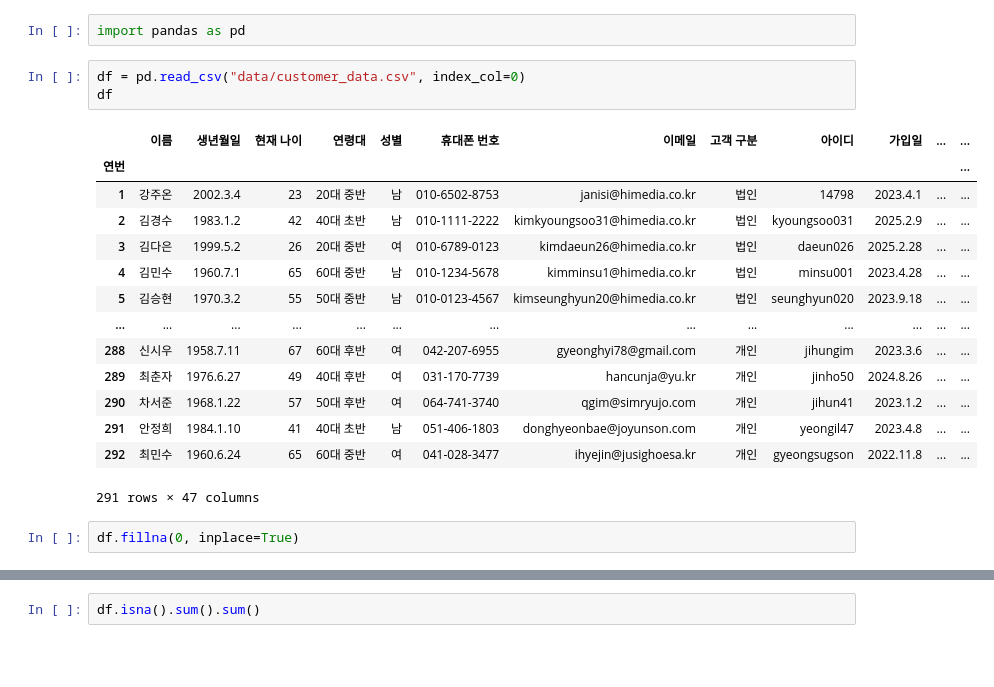
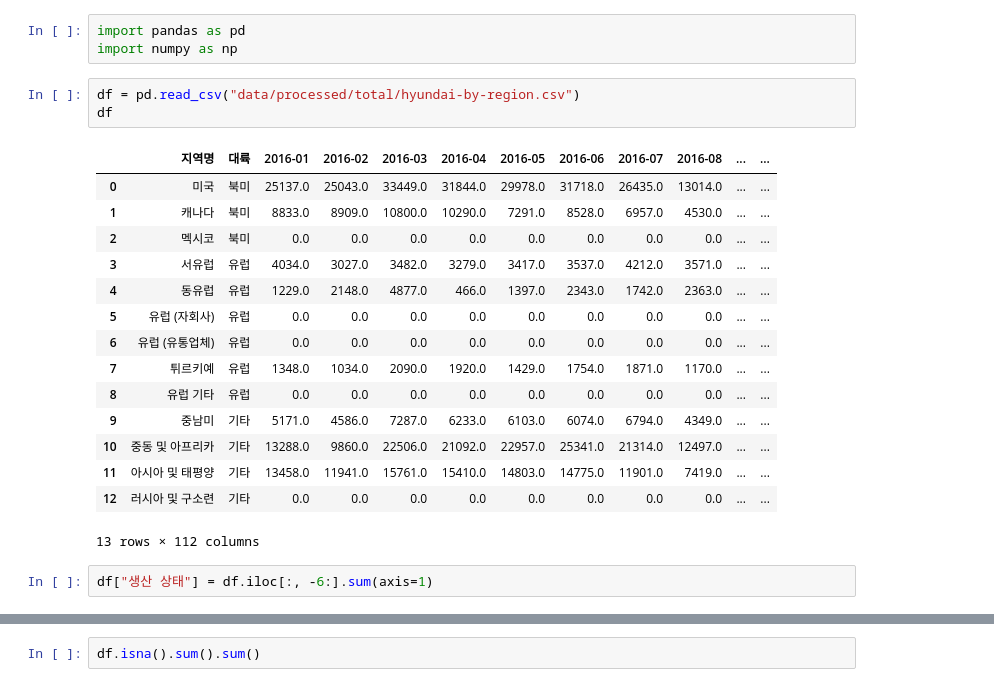
Before and after one commit to CodeWorks-hi/hyundai-crm-platform, a Jupyter notebook: preprocessing.ipynb, the cells around one changed output, grey strips where cells are left out. Cells and saved outputs as stored; diff of their text form; blank space fills up the shorter version.

```diff
--- a/preprocessing.ipynb
+++ b/preprocessing.ipynb
@@ -1,22 +1,24 @@
 # %%
 import pandas as pd
+import numpy as np
 # %%
-df = pd.read_csv("data/customer_data.csv", index_col=0)
+df = pd.read_csv("data/processed/total/hyundai-by-region.csv")
 df
 # %% [output]
-|  | 이름 | 생년월일 | 현재 나이 | 연령대 | 성별 | 휴대폰 번호 | 이메일 | 고객 구분 | 아이디 | 가입일 | ... | ... |
-| 연번 |  |  |  |  |  |  |  |  |  |  |  | ... |
-| 1 | 강주온 | 2002.3.4 | 23 | 20대 중반 | 남 | 010-6502-8753 | janisi@himedia.co.kr | 법인 | 14798 | 2023.4.1 | ... | ... |
-| 2 | 김경수 | 1983.1.2 | 42 | 40대 초반 | 남 | 010-1111-2222 | kimkyoungsoo31@himedia.co.kr | 법인 | kyoungsoo031 | 2025.2.9 | ... | ... |
-| 3 | 김다은 | 1999.5.2 | 26 | 20대 중반 | 여 | 010-6789-0123 | kimdaeun26@himedia.co.kr | 법인 | daeun026 | 2025.2.28 | ... | ... |
-| 4 | 김민수 | 1960.7.1 | 65 | 60대 중반 | 남 | 010-1234-5678 | kimminsu1@himedia.co.kr | 법인 | minsu001 | 2023.4.28 | ... | ... |
-| 5 | 김승현 | 1970.3.2 | 55 | 50대 중반 | 남 | 010-0123-4567 | kimseunghyun20@himedia.co.kr | 법인 | seunghyun020 | 2023.9.18 | ... | ... |
-| ... | ... | ... | ... | ... | ... | ... | ... | ... | ... | ... | ... | ... |
-| 288 | 신시우 | 1958.7.11 | 67 | 60대 후반 | 여 | 042-207-6955 | gyeonghyi78@gmail.com | 개인 | jihungim | 2023.3.6 | ... | ... |
-| 289 | 최춘자 | 1976.6.27 | 49 | 40대 후반 | 여 | 031-170-7739 | hancunja@yu.kr | 개인 | jinho50 | 2024.8.26 | ... | ... |
-| 290 | 차서준 | 1968.1.22 | 57 | 50대 후반 | 여 | 064-741-3740 | qgim@simryujo.com | 개인 | jihun41 | 2023.1.2 | ... | ... |
-| 291 | 안정희 | 1984.1.10 | 41 | 40대 초반 | 남 | 051-406-1803 | donghyeonbae@joyunson.com | 개인 | yeongil47 | 2023.4.8 | ... | ... |
-| 292 | 최민수 | 1960.6.24 | 65 | 60대 중반 | 여 | 041-028-3477 | ihyejin@jusighoesa.kr | 개인 | gyeongsugson | 2022.11.8 | ... | ... |
+|  | 지역명 | 대륙 | 2016-01 | 2016-02 | 2016-03 | 2016-04 | 2016-05 | 2016-06 | 2016-07 | 2016-08 | ... | ... |
+| 0 | 미국 | 북미 | 25137.0 | 25043.0 | 33449.0 | 31844.0 | 29978.0 | 31718.0 | 26435.0 | 13014.0 | ... | ... |
+| 1 | 캐나다 | 북미 | 8833.0 | 8909.0 | 10800.0 | 10290.0 | 7291.0 | 8528.0 | 6957.0 | 4530.0 | ... | ... |
+| 2 | 멕시코 | 북미 | 0.0 | 0.0 | 0.0 | 0.0 | 0.0 | 0.0 | 0.0 | 0.0 | ... | ... |
+| 3 | 서유럽 | 유럽 | 4034.0 | 3027.0 | 3482.0 | 3279.0 | 3417.0 | 3537.0 | 4212.0 | 3571.0 | ... | ... |
+| 4 | 동유럽 | 유럽 | 1229.0 | 2148.0 | 4877.0 | 466.0 | 1397.0 | 2343.0 | 1742.0 | 2363.0 | ... | ... |
+| 5 | 유럽 (자회사) | 유럽 | 0.0 | 0.0 | 0.0 | 0.0 | 0.0 | 0.0 | 0.0 | 0.0 | ... | ... |
+| 6 | 유럽 (유통업체) | 유럽 | 0.0 | 0.0 | 0.0 | 0.0 | 0.0 | 0.0 | 0.0 | 0.0 | ... | ... |
+| 7 | 튀르키예 | 유럽 | 1348.0 | 1034.0 | 2090.0 | 1920.0 | 1429.0 | 1754.0 | 1871.0 | 1170.0 | ... | ... |
+| 8 | 유럽 기타 | 유럽 | 0.0 | 0.0 | 0.0 | 0.0 | 0.0 | 0.0 | 0.0 | 0.0 | ... | ... |
+| 9 | 중남미 | 기타 | 5171.0 | 4586.0 | 7287.0 | 6233.0 | 6103.0 | 6074.0 | 6794.0 | 4349.0 | ... | ... |
+| 10 | 중동 및 아프리카 | 기타 | 13288.0 | 9860.0 | 22506.0 | 21092.0 | 22957.0 | 25341.0 | 21314.0 | 12497.0 | ... | ... |
+| 11 | 아시아 및 태평양 | 기타 | 13458.0 | 11941.0 | 15761.0 | 15410.0 | 14803.0 | 14775.0 | 11901.0 | 7419.0 | ... | ... |
+| 12 | 러시아 및 구소련 | 기타 | 0.0 | 0.0 | 0.0 | 0.0 | 0.0 | 0.0 | 0.0 | 0.0 | ... | ... |
-291 rows × 47 columns
+13 rows × 112 columns
-# %%
-df.fillna(0, inplace=True)
+# %%
+df["생산 상태"] = df.iloc[:, -6:].sum(axis=1)
```
Also changed, not shown: parts of 4 cells of this notebook, 5 other files.
